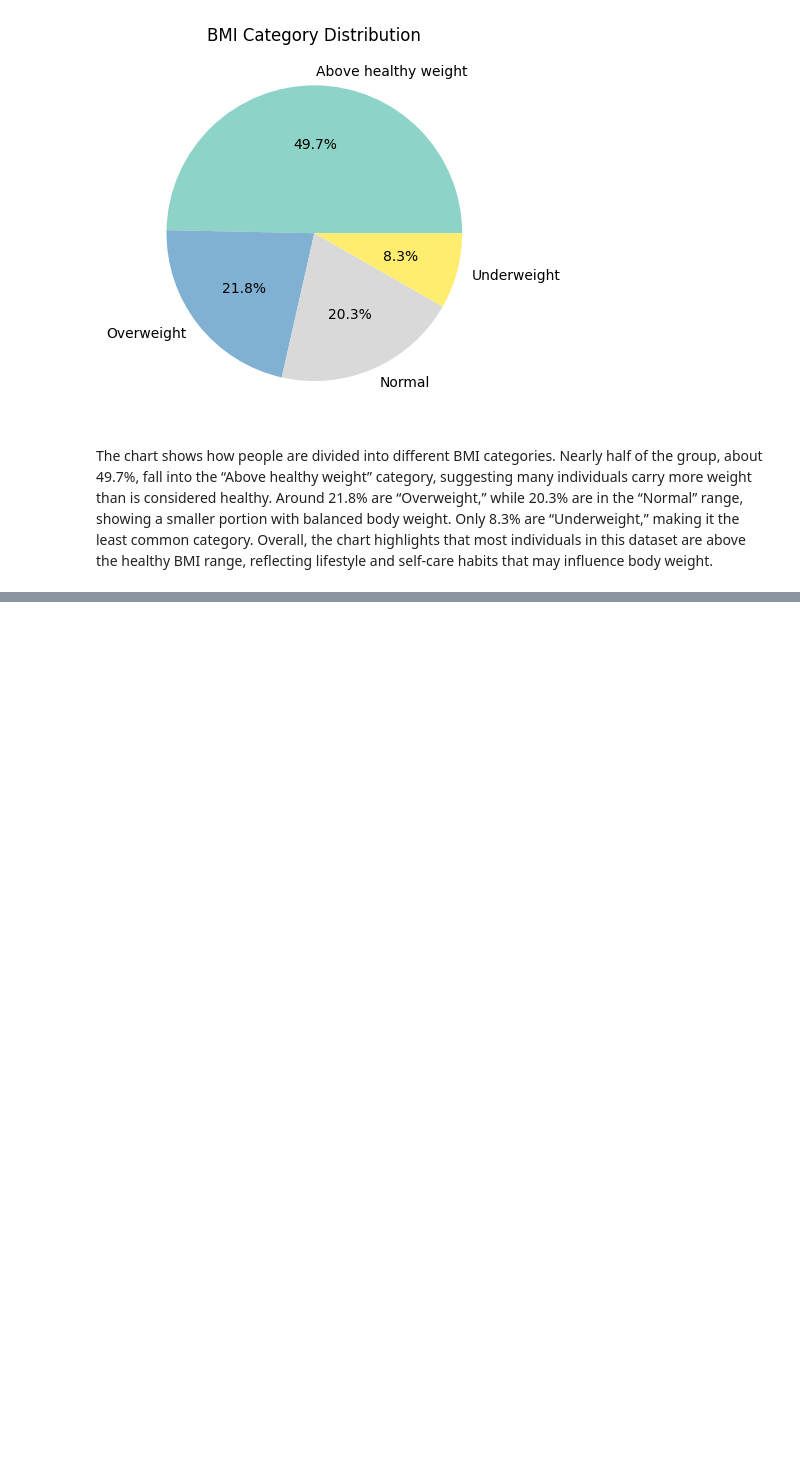
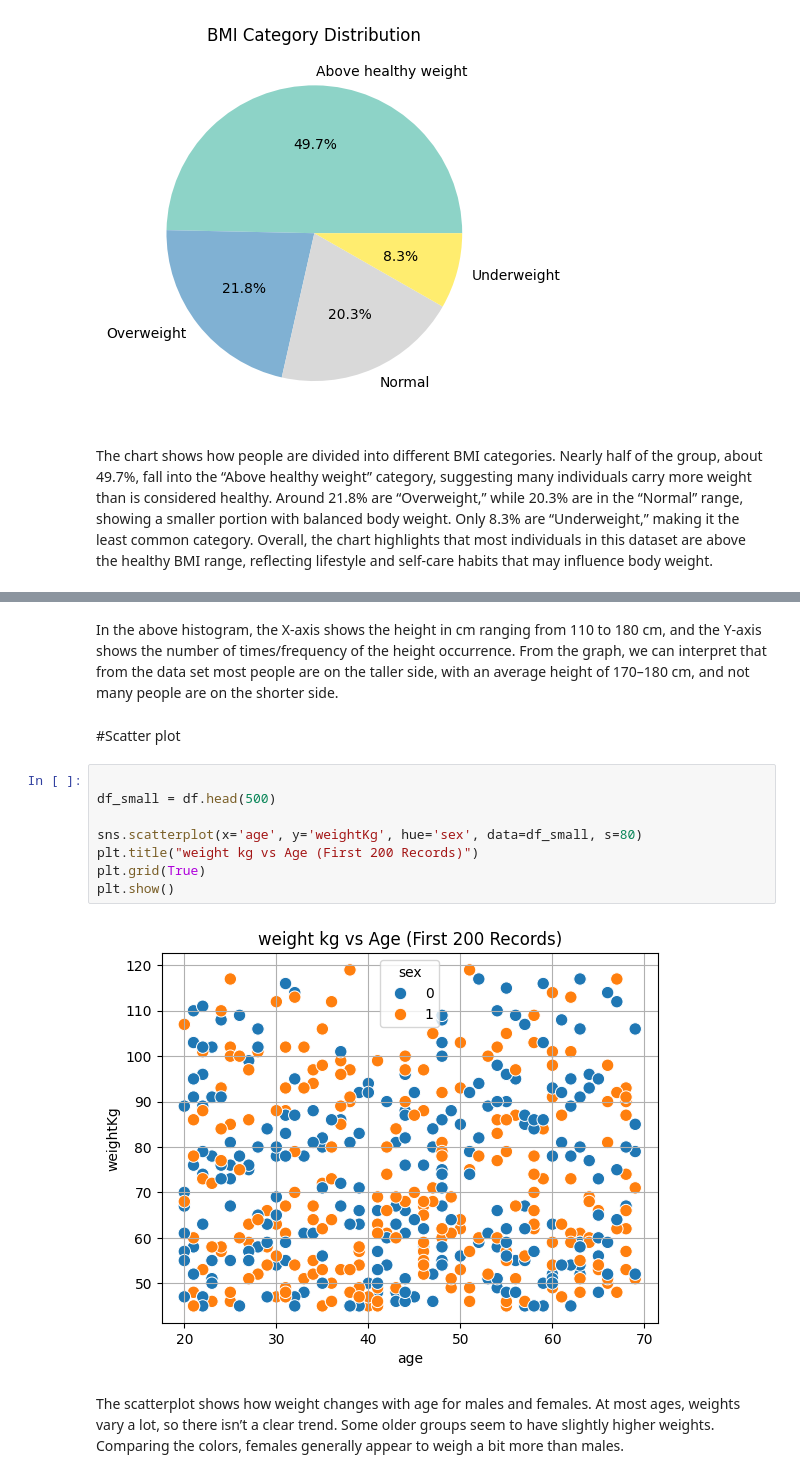
Before and after one commit to Dr-bijay-neupane/code-repository, a Jupyter notebook: fundamental of datascience/Assignment.ipynb, the cells around one changed output, grey strips where cells are left out. Saved outputs shown, nothing was run; the diff lists cells and outputs as text; blank space fills up the shorter version.

```diff
--- a/fundamental of datascience/Assignment.ipynb
+++ b/fundamental of datascience/Assignment.ipynb
@@ -90,0 +122,16 @@ The chart shows how people are divided into different BMI categories. Nearly hal
+# %% [markdown]
+In the above histogram, the X-axis shows the height in cm ranging from 110 to 180 cm, and the Y-axis shows the number of times/frequency of the height occurrence. From the graph, we can interpret that from the data set most people are on the taller side, with an average height of 170–180 cm, and not many people are on the shorter side.
+# %% [markdown]
+#Scatter plot
+# %%
+
+df_small = df.head(500)
+
+sns.scatterplot(x='age', y='weightKg', hue='sex', data=df_small, s=80)
+plt.title("weight kg vs Age (First 200 Records)")
+plt.grid(True)
+plt.show()
+# %% [output]
+[figure, added]
+# %% [markdown]
+The scatterplot shows how weight changes with age for males and females. At most ages, weights vary a lot, so there isn’t a clear trend. Some older groups seem to have slightly higher weights. Comparing the colors, females generally appear to weigh a bit more than males.
```
Also changed, not shown: parts of 6 cells of this notebook.
